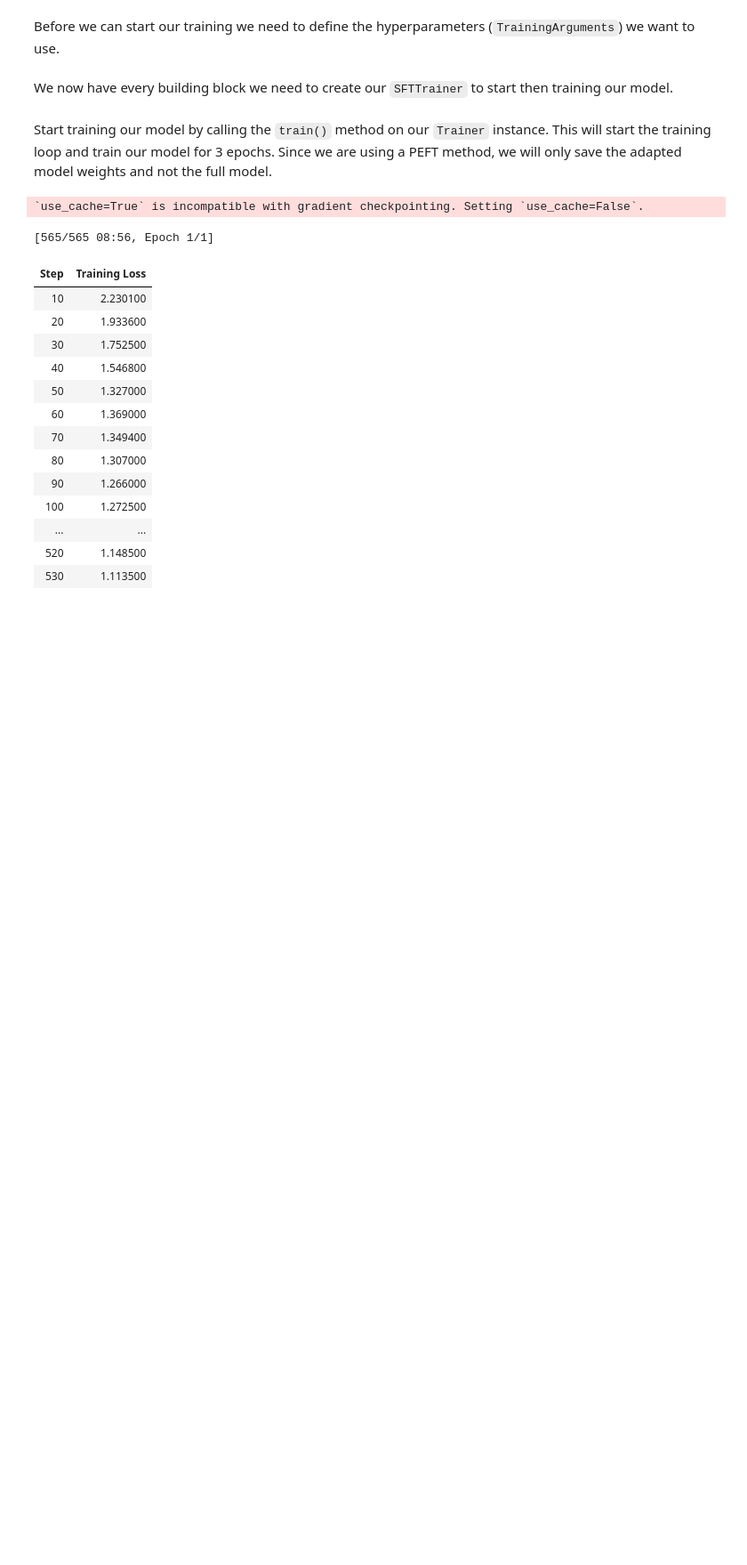
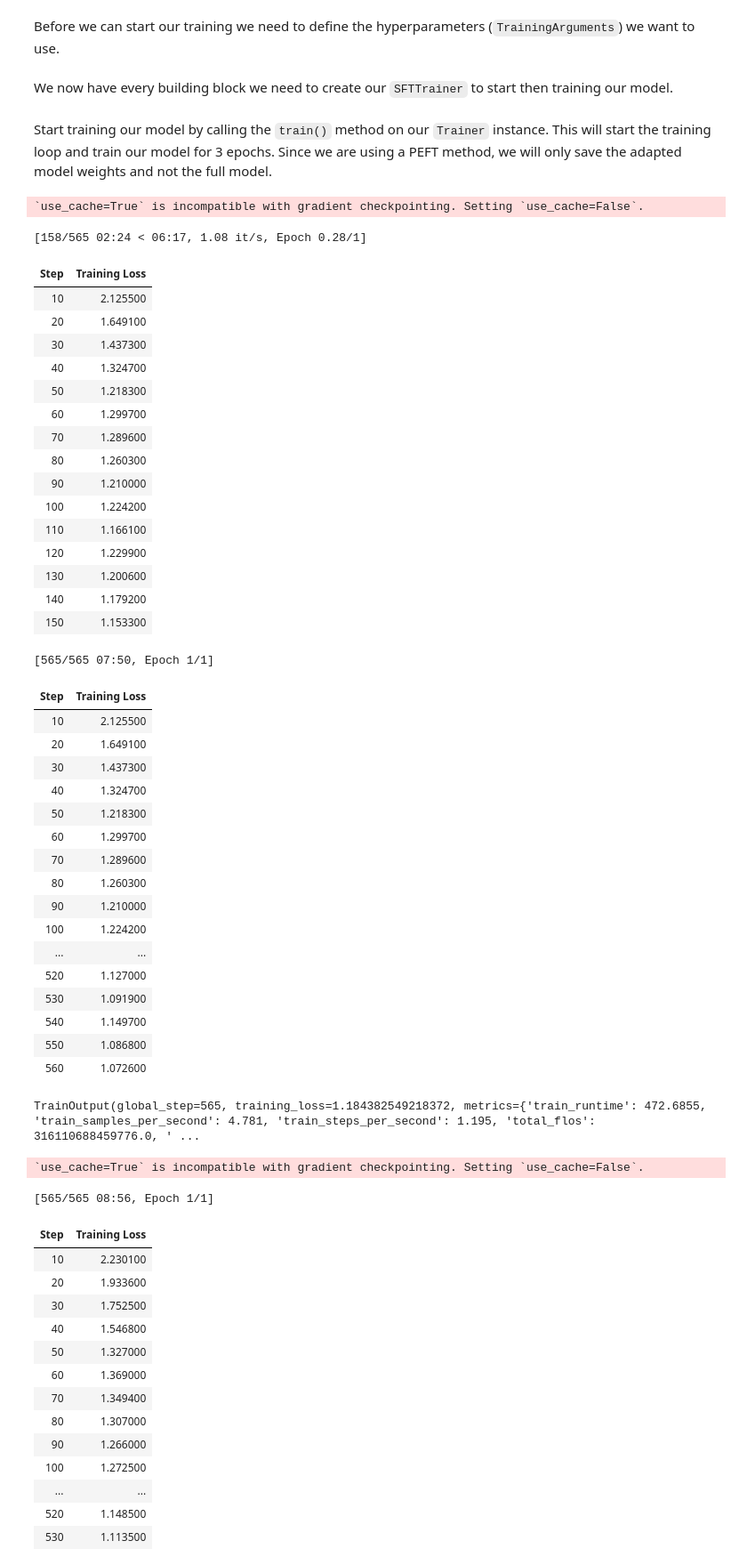
Before and after one commit to abhishek27297/smol-course, a Jupyter notebook: 3_parameter_efficient_finetuning/notebooks/finetune_sft_peft.ipynb, the cells around one changed output. Shown: that part at 89% size. Saved outputs shown, nothing was run; the diff lists cells and outputs as text; code cells hidden in the pictures; blank space fills up the shorter version.

```diff
--- a/3_parameter_efficient_finetuning/notebooks/finetune_sft_peft.ipynb
+++ b/3_parameter_efficient_finetuning/notebooks/finetune_sft_peft.ipynb
@@ -133,6 +151,25 @@ peft_config = LoraConfig(
     target_modules="all-linear",  # Which modules to apply LoRA to
     task_type="CAUSAL_LM",  # Task type for model architecture
 )
+# %%
+# version 2
+from peft import LoraConfig
+
+# r: rank dimension for LoRA update matrices (smaller = more compression)
+rank_dimension = 10
+# lora_alpha: scaling factor for LoRA layers (higher = stronger adaptation)
+lora_alpha = 6
+# lora_dropout: dropout probability for LoRA layers (helps prevent overfitting)
+lora_dropout = 0.05
+
+peft_config = LoraConfig(
+    r=rank_dimension,  # Rank dimension - typically between 4-32
+    lora_alpha=lora_alpha,  # LoRA scaling factor - typically 2x rank
+    lora_dropout=lora_dropout,  # Dropout probability for LoRA layers
+    bias="none",  # Bias type for LoRA. the corresponding biases will be updated during training.
+    target_modules="all-linear",  # Which modules to apply LoRA to
+    task_type="CAUSAL_LM",  # Task type for model architecture
+)
 # %% [markdown]
 Before we can start our training we need to define the hyperparameters (`TrainingArguments`) we want to use.
 # %%
@@ -150,13 +187,13 @@ args = SFTConfig(
     gradient_checkpointing=True,  # Trade compute for memory savings
     # Optimizer settings
     optim="adamw_torch_fused",  # Use fused AdamW for efficiency
-    learning_rate=2e-4,  # Learning rate (QLoRA paper)
+    learning_rate=5e-4,  # Learning rate (QLoRA paper)
     max_grad_norm=0.3,  # Gradient clipping threshold
     # Learning rate schedule
     warmup_ratio=0.03,  # Portion of steps for warmup
     lr_scheduler_type="constant",  # Keep learning rate constant after warmup
     # Logging and saving
-    logging_steps=10,  # Log metrics every N steps
+    logging_steps=50,  # Log metrics every N steps
     save_strategy="epoch",  # Save checkpoint every epoch
     # Precision settings
     bf16=True,  # Use bfloat16 precision
@@ -185,6 +222,47 @@ trainer = SFTTrainer(
 )
 # %% [markdown]
 Start training our model by calling the `train()` method on our `Trainer` instance. This will start the training loop and train our model for 3 epochs. Since we are using a PEFT method, we will only save the adapted model weights and not the full model.
+# %%
+# version 2
+trainer.train()
+# %% [output]
+`use_cache=True` is incompatible with gradient checkpointing. Setting `use_cache=False`.
+[158/565 02:24 < 06:17, 1.08 it/s, Epoch 0.28/1]
+| Step | Training Loss |
+| 10 | 2.125500 |
+| 20 | 1.649100 |
+| 30 | 1.437300 |
+| 40 | 1.324700 |
+| 50 | 1.218300 |
+| 60 | 1.299700 |
+| 70 | 1.289600 |
+| 80 | 1.260300 |
+| 90 | 1.210000 |
+| 100 | 1.224200 |
+| 110 | 1.166100 |
+| 120 | 1.229900 |
+| 130 | 1.200600 |
+| 140 | 1.179200 |
+| 150 | 1.153300 |
+[565/565 07:50, Epoch 1/1]
+| Step | Training Loss |
+| 10 | 2.125500 |
+| 20 | 1.649100 |
+| 30 | 1.437300 |
+| 40 | 1.324700 |
+| 50 | 1.218300 |
+| 60 | 1.299700 |
+| 70 | 1.289600 |
+| 80 | 1.260300 |
+| 90 | 1.210000 |
+| 100 | 1.224200 |
+| ... | ... |
+| 520 | 1.127000 |
+| 530 | 1.091900 |
+| 540 | 1.149700 |
+| 550 | 1.086800 |
+| 560 | 1.072600 |
+TrainOutput(global_step=565, training_loss=1.184382549218372, metrics={'train_runtime': 472.6855, 'train_samples_per_second': 4.781, 'train_steps_per_second': 1.195, 'total_flos': 316110688459776.0, ' ...
 # %%
 # start training, the model will be automatically saved to the hub and the output directory
 trainer.train()
```
Also changed, not shown: parts of 2 cells of this notebook.
